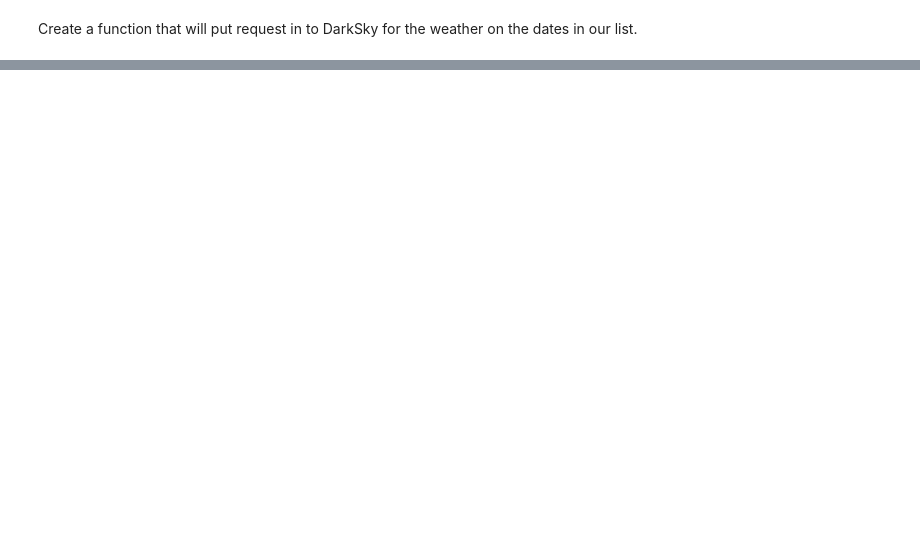
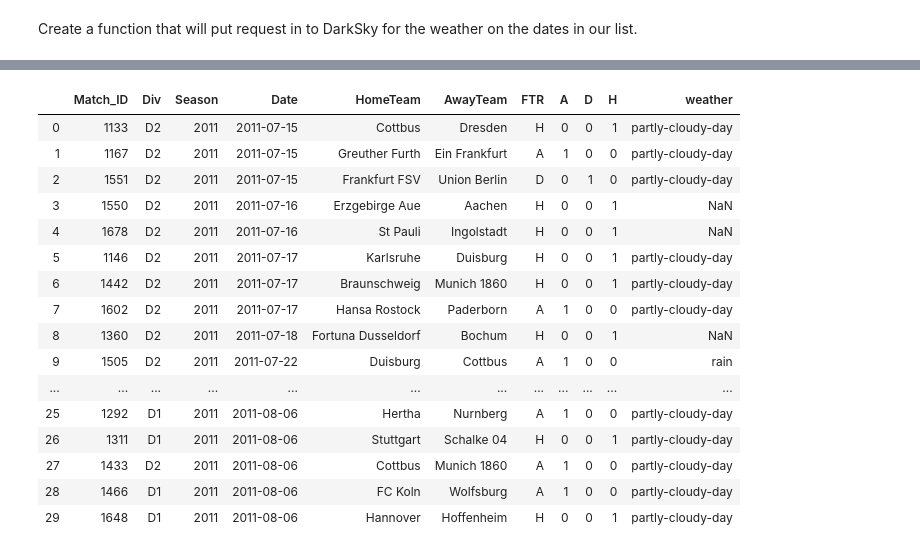
Before and after one commit to Matt-Newton998/Football_API-Mod02_Project, a Jupyter notebook: NewWorkbook.ipynb, the cells around one changed output, grey strips where cells are left out. Drawn from its saved outputs; the diff is of its cells as text; code cells hidden in the pictures; blank space fills up the shorter version.

```diff
--- a/NewWorkbook.ipynb
+++ b/NewWorkbook.ipynb
@@ -552,0 +557,20 @@ df_weather.to_csv(r'/Users/matthewnewton/Desktop/Matt_Mod02_Project/Berlin_Weath
+# %%
+df_German_2011.head(30)
+# %% [output]
+|  | Match_ID | Div | Season | Date | HomeTeam | AwayTeam | FTR | A | D | H | weather |
+| 0 | 1133 | D2 | 2011 | 2011-07-15 | Cottbus | Dresden | H | 0 | 0 | 1 | partly-cloudy-day |
+| 1 | 1167 | D2 | 2011 | 2011-07-15 | Greuther Furth | Ein Frankfurt | A | 1 | 0 | 0 | partly-cloudy-day |
+| 2 | 1551 | D2 | 2011 | 2011-07-15 | Frankfurt FSV | Union Berlin | D | 0 | 1 | 0 | partly-cloudy-day |
+| 3 | 1550 | D2 | 2011 | 2011-07-16 | Erzgebirge Aue | Aachen | H | 0 | 0 | 1 | NaN |
+| 4 | 1678 | D2 | 2011 | 2011-07-16 | St Pauli | Ingolstadt | H | 0 | 0 | 1 | NaN |
+| 5 | 1146 | D2 | 2011 | 2011-07-17 | Karlsruhe | Duisburg | H | 0 | 0 | 1 | partly-cloudy-day |
+| 6 | 1442 | D2 | 2011 | 2011-07-17 | Braunschweig | Munich 1860 | H | 0 | 0 | 1 | partly-cloudy-day |
+| 7 | 1602 | D2 | 2011 | 2011-07-17 | Hansa Rostock | Paderborn | A | 1 | 0 | 0 | partly-cloudy-day |
+| 8 | 1360 | D2 | 2011 | 2011-07-18 | Fortuna Dusseldorf | Bochum | H | 0 | 0 | 1 | NaN |
+| 9 | 1505 | D2 | 2011 | 2011-07-22 | Duisburg | Cottbus | A | 1 | 0 | 0 | rain |
+| ... | ... | ... | ... | ... | ... | ... | ... | ... | ... | ... | ... |
+| 25 | 1292 | D1 | 2011 | 2011-08-06 | Hertha | Nurnberg | A | 1 | 0 | 0 | partly-cloudy-day |
+| 26 | 1311 | D1 | 2011 | 2011-08-06 | Stuttgart | Schalke 04 | H | 0 | 0 | 1 | partly-cloudy-day |
+| 27 | 1433 | D2 | 2011 | 2011-08-06 | Cottbus | Munich 1860 | A | 1 | 0 | 0 | partly-cloudy-day |
+| 28 | 1466 | D1 | 2011 | 2011-08-06 | FC Koln | Wolfsburg | A | 1 | 0 | 0 | partly-cloudy-day |
+| 29 | 1648 | D1 | 2011 | 2011-08-06 | Hannover | Hoffenheim | H | 0 | 0 | 1 | partly-cloudy-day |
```
Also changed, not shown: parts of 43 cells of this notebook.
